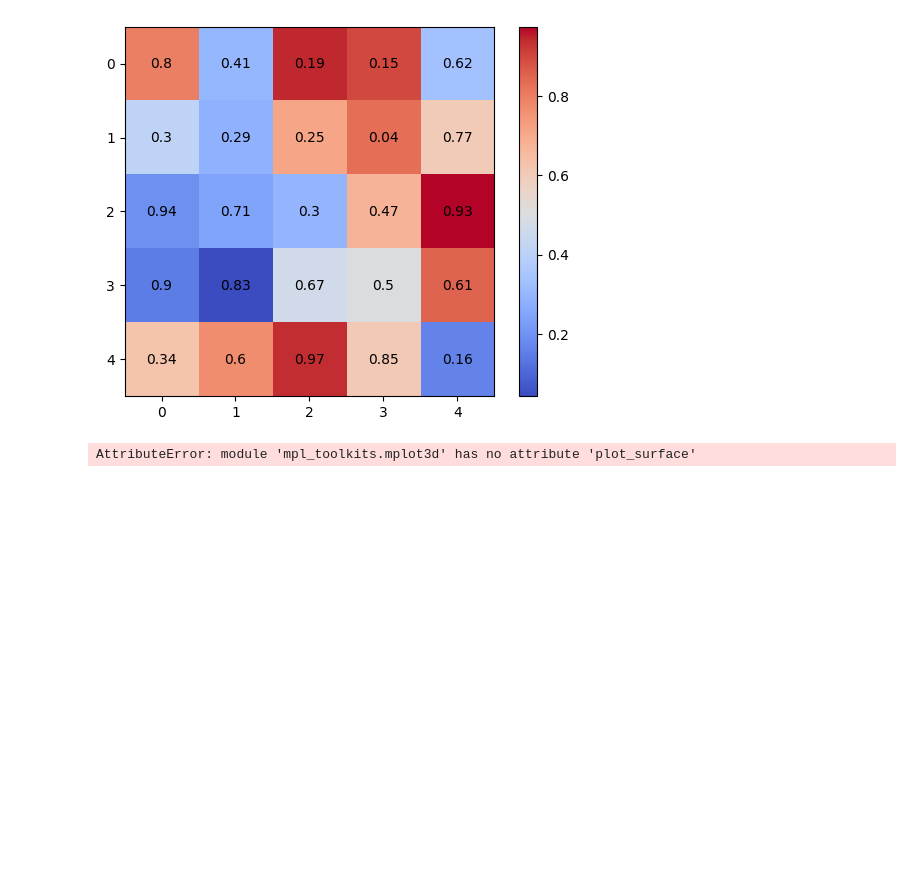
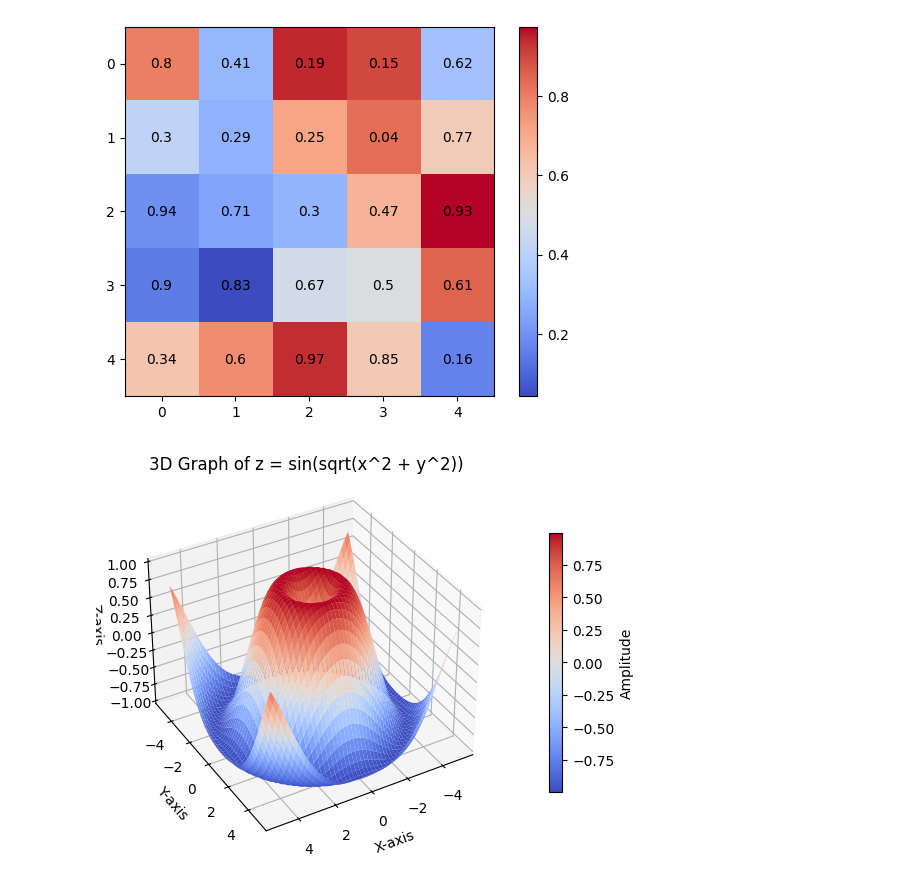
Before and after one commit to ishaank17/PSDV-Grp-ES-114-, a Jupyter notebook: Lab2/Lab2.ipynb, the cells around one changed output. Cells and saved outputs as stored; diff of their text form; code cells hidden in the pictures; blank space fills up the shorter version.

```diff
--- a/Lab2/Lab2.ipynb
+++ b/Lab2/Lab2.ipynb
@@ -1101,23 +1114,32 @@ for x in range(0,arr.shape[0]):
 # %%
 # **Q6. Customization of 3D Plot**
 
 # Using Matplotlib’s mpl_toolkits.mplot3d, create a 3D surface plot for the function:
 # z = sin(sqrt(x^2 + y^2))
 
 # Requirements:
 # 1. Generate x and y values in the range -5 to 5 using a meshgrid.
 # 2. Use a custom colormap that highlights peaks and valleys (e.g., `coolwarm`).
 # 3. Add a color bar with a label "Amplitude".
 # 4. Add labels for all three axes and a title.
 # 5. Rotate the 3D plot to a custom viewing angle using ax.view_init.
 
-x=np.linspace(-5,5,400)
+x=np.linspace(-5,5,50)
 y=x
 xv,yv=np.meshgrid(x,y)
-
-z=np.sin(np.sqrt(x**2+y**2))
+z=np.sin(np.sqrt(xv**2+yv**2))
 
 
-m3d.plot_surface(xv,yv,z,cmap="RdBu")
+fig,a=plt.subplots(subplot_kw={"projection": "3d"})
+
+surf = a.plot_surface(xv,yv,z, cmap="coolwarm" )
+
+a.set_xlabel("X-axis")
+a.set_ylabel("Y-axis")
+a.set_zlabel("Z-axis")
+a.set_title("3D Graph of z = sin(sqrt(x^2 + y^2))")
+fig.set_figwidth(15)
+fig.colorbar(surf,label="Amplitude", shrink=0.7)
+a.view_init(35,60)
 # %% [output]
-AttributeError: module 'mpl_toolkits.mplot3d' has no attribute 'plot_surface'
+[figure, added]
```
Also changed, not shown: parts of 1 cell of this notebook.
